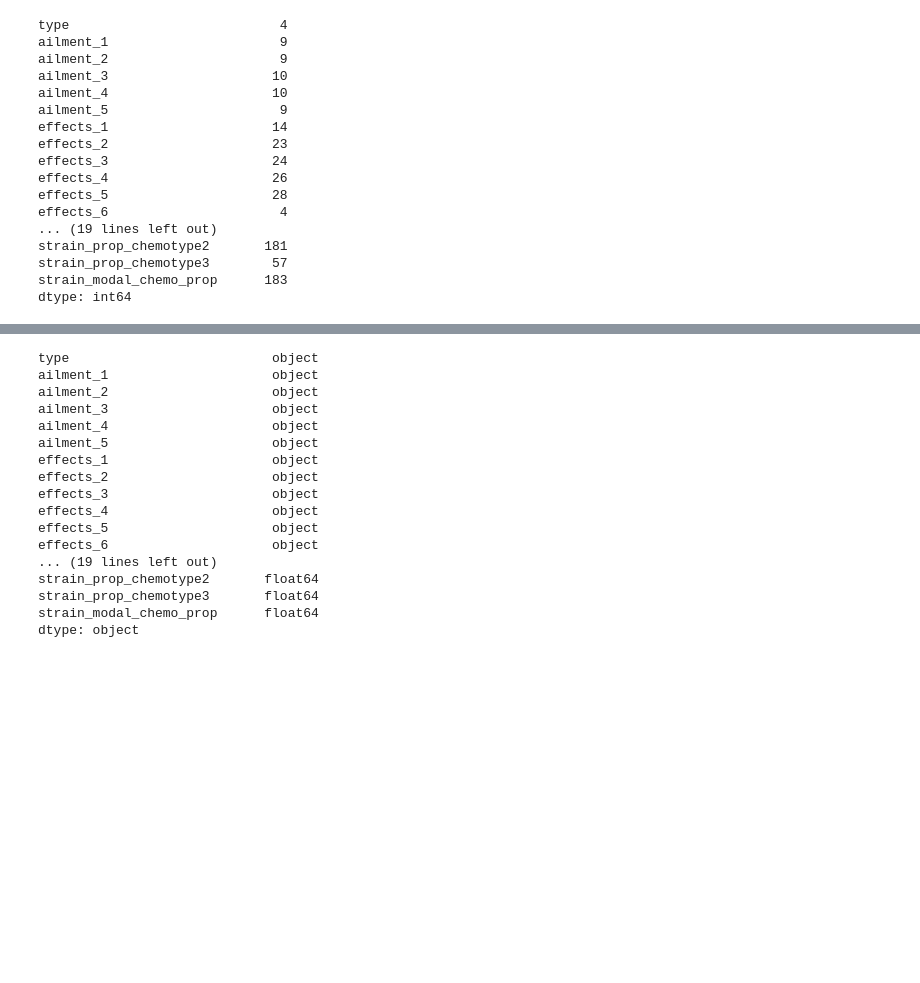
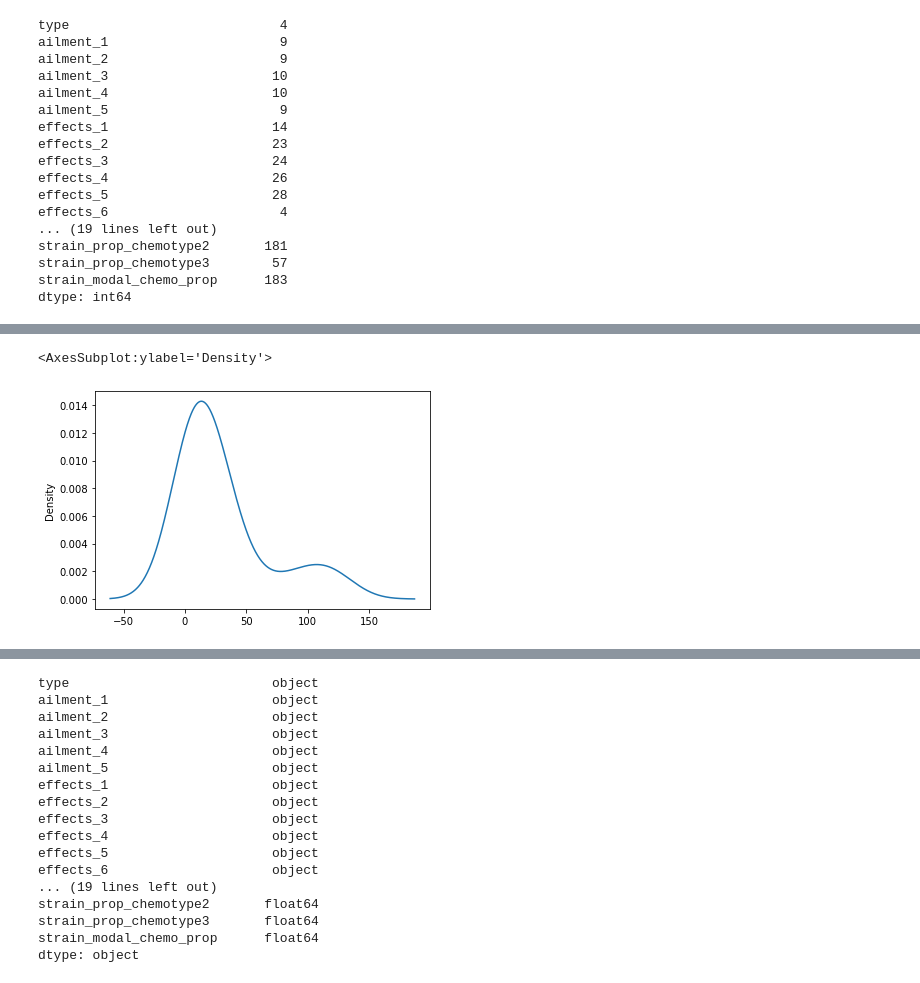
Before and after one commit to paulerlic/medical-marijuana-group, a Jupyter notebook: Model/MMG_DLNN_KT.ipynb, the cells around one changed output, grey strips where cells are left out. Drawn from its saved outputs; the diff is of its cells as text; code cells hidden in the pictures; blank space fills up the shorter version.

```diff
--- a/Model/MMG_DLNN_KT.ipynb
+++ b/Model/MMG_DLNN_KT.ipynb
@@ -91,0 +165,10 @@ dtype: int64
+# %%
+# Determine which values to replace if counts are less than ...?
+replace_effects_2 = list(effects_2_counts[effects_2_counts < 10].index)
+
+# Replace in dataframe
+for app in replace_effects_2:
+    kushy_washington_df.effects_2 = kushy_washington_df.effects_2.replace(app,"Other")
+
+# Check to make sure binning was successful
+kushy_washington_df.effects_2.value_counts()
@@ -91,0 +191,4 @@ dtype: int64
+# %%
+# Look at effects_3 value counts for binning
+effects_3_counts = kushy_washington_df.effects_3.value_counts()
+effects_3_counts
@@ -91,0 +213,6 @@ dtype: int64
+# %%
+# Visualize the value counts of effects_3
+effects_3_counts.plot.density()
+# %% [output]
+<AxesSubplot:ylabel='Density'>
+[figure, added]
```
Also changed, not shown: parts of 32 cells of this notebook, 1 other file.
